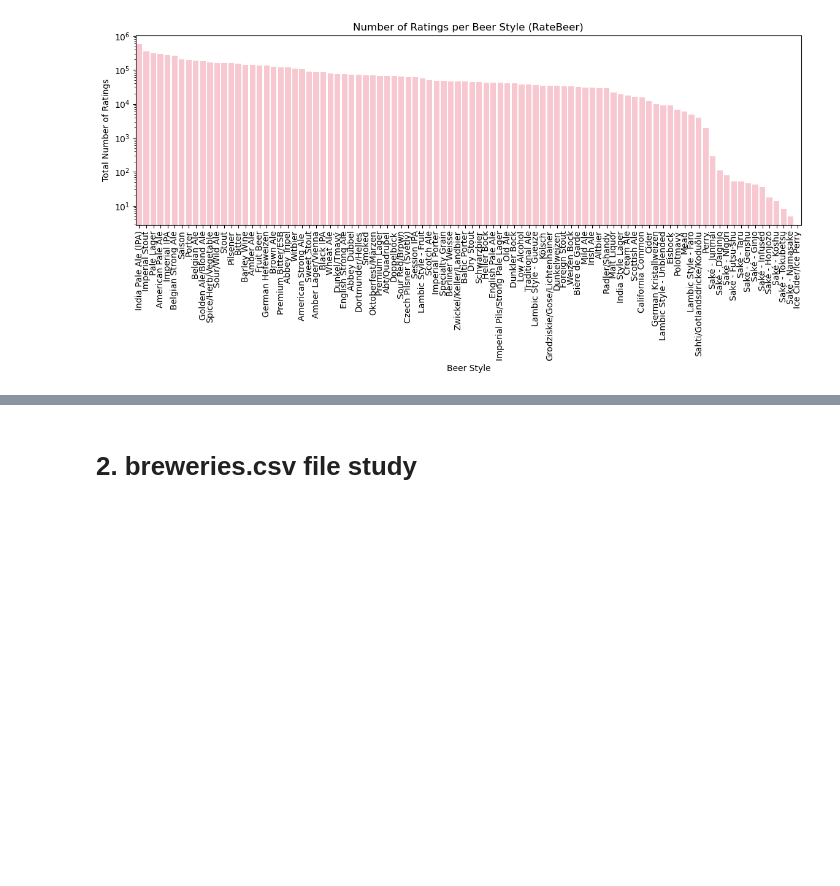
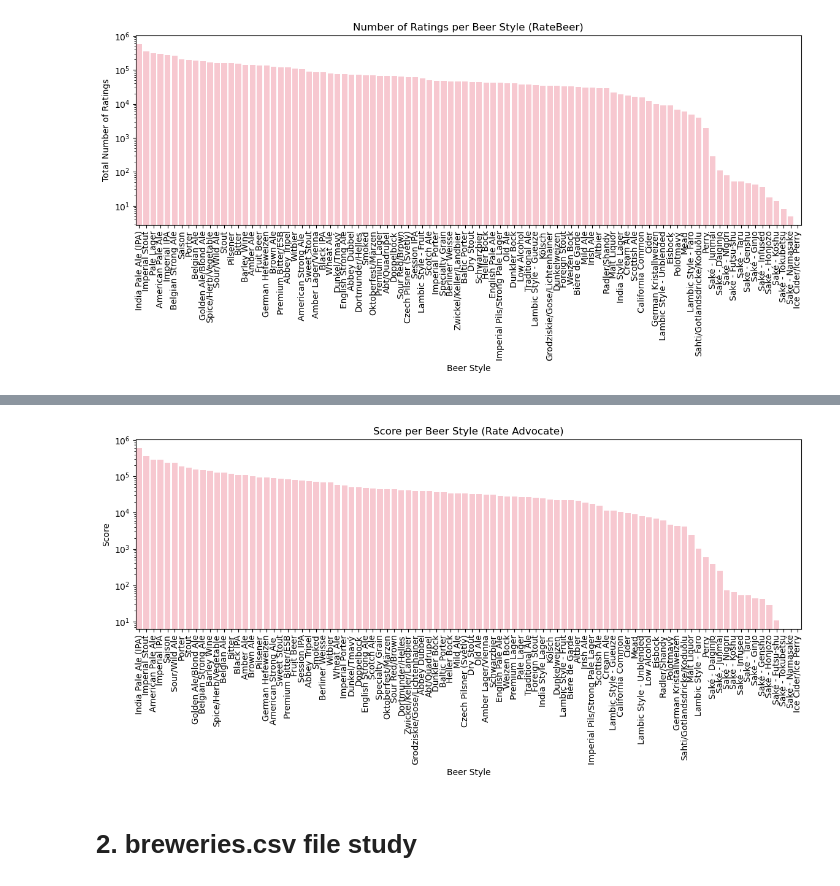
Before and after one commit to epfl-ada/ada-2023-project-dondada, a Jupyter notebook: MilestoneP2.ipynb, the cells around one changed output, grey strips where cells are left out. Saved outputs shown, nothing was run; the diff lists cells and outputs as text; code cells hidden in the pictures; blank space fills up the shorter version.

```diff
--- a/MilestoneP2.ipynb
+++ b/MilestoneP2.ipynb
@@ -660,3 +587,26 @@ plt.show()
+# %%
+rb_score_style = beers_rb_f[['style', 'overall_score']].groupby('style').sum().reset_index()
+rb_score_style.head()
+
+# Sort the data by the sum of ratings in descending order
+rb_score_style = rb_score_style.sort_values(by='overall_score', ascending=False)
+
+plt.figure(figsize=(12, 6))
+ax = sns.barplot(data=rb_score_style, x='style', y='overall_score', color='pink')
+plt.title('Score per Beer Style (Rate Advocate)')
+plt.xlabel('Beer Style')
+plt.ylabel('Score')
+plt.xticks(rotation=90)
+plt.tight_layout()
+plt.yscale('log')  # Set the y-axis to a log scale
+
+# India Pale Ale, Imperial Stout, American Pale Ale are the styles that received the highest scores in rb
+
+# India Pale Ale, Imperial Stout are the two most rated and the ones that have the highest score in rb
+
+# from both sites American Pale Ale is the third most liked by the people
+# %% [output]
+[figure, added]
 # %% [markdown]
 # 2. breweries.csv file study
 # %%
```
Also changed, not shown: parts of 34 cells of this notebook.
